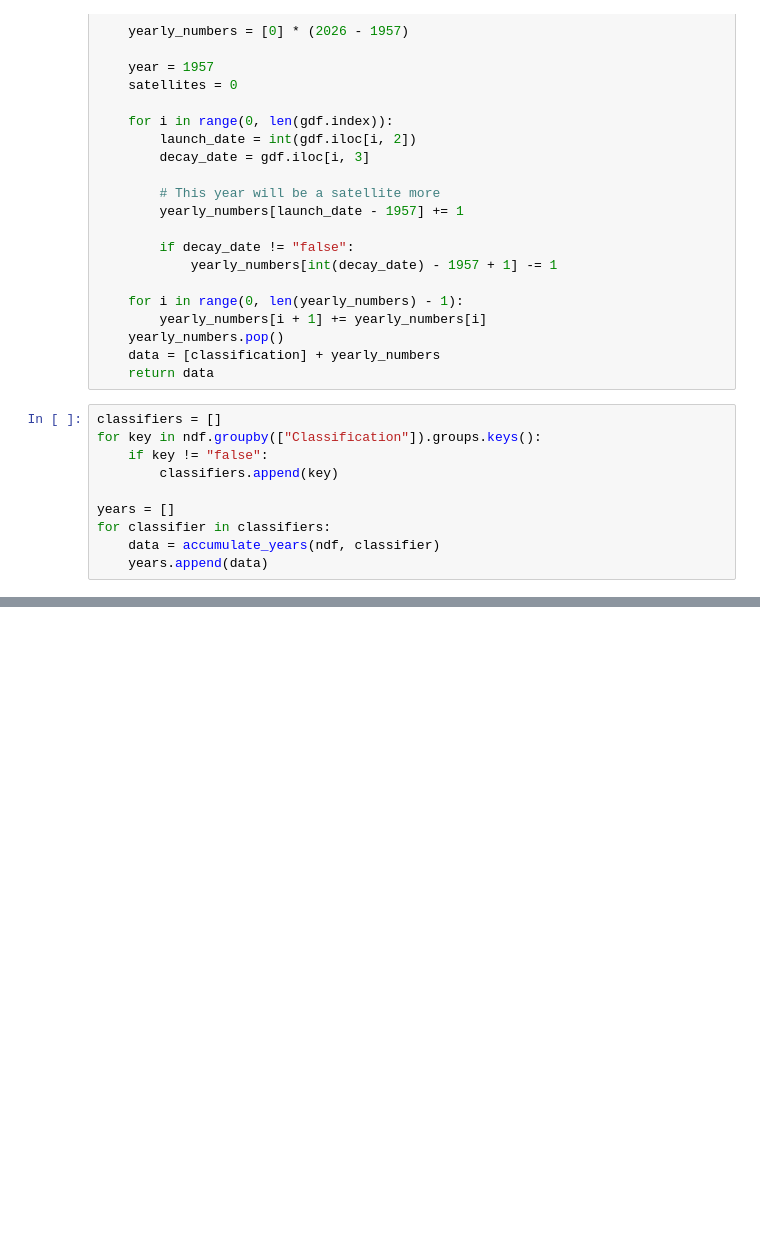
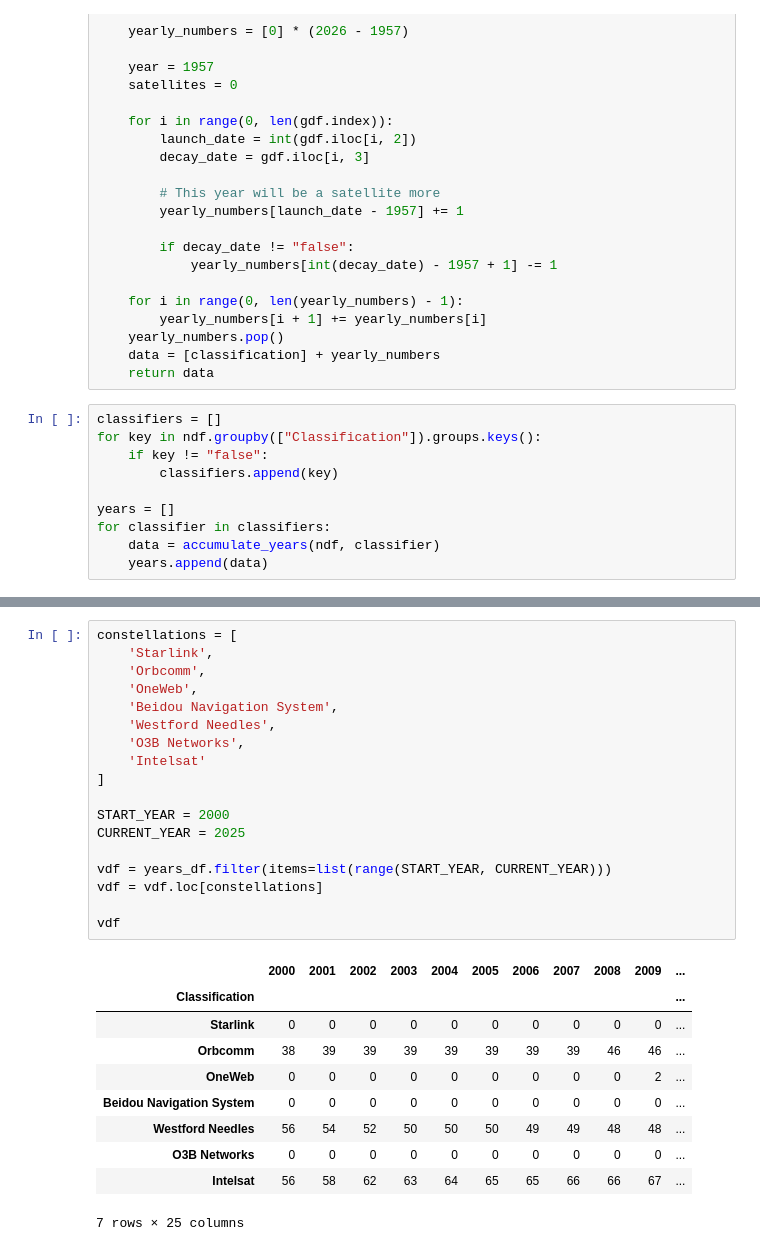
Before and after one commit to diic-starlink/performance-insights-into-starlink, a Jupyter notebook: src/satellite-constellations/visualize-results.ipynb, the cells around one changed output, grey strips where cells are left out. Saved outputs shown, nothing was run; the diff lists cells and outputs as text; blank space fills up the shorter version.

```diff
--- a/src/satellite-constellations/visualize-results.ipynb
+++ b/src/satellite-constellations/visualize-results.ipynb
@@ -100,0 +104,29 @@ years_df
+# %%
+constellations = [
+    'Starlink',
+    'Orbcomm',
+    'OneWeb',
+    'Beidou Navigation System',
+    'Westford Needles',
+    'O3B Networks',
+    'Intelsat'
+]
+
+START_YEAR = 2000
+CURRENT_YEAR = 2025
+
+vdf = years_df.filter(items=list(range(START_YEAR, CURRENT_YEAR)))
+vdf = vdf.loc[constellations]
+
+vdf
+# %% [output]
+|  | 2000 | 2001 | 2002 | 2003 | 2004 | 2005 | 2006 | 2007 | 2008 | 2009 | ... |
+| Classification |  |  |  |  |  |  |  |  |  |  | ... |
+| Starlink | 0 | 0 | 0 | 0 | 0 | 0 | 0 | 0 | 0 | 0 | ... |
+| Orbcomm | 38 | 39 | 39 | 39 | 39 | 39 | 39 | 39 | 46 | 46 | ... |
+| OneWeb | 0 | 0 | 0 | 0 | 0 | 0 | 0 | 0 | 0 | 2 | ... |
+| Beidou Navigation System | 0 | 0 | 0 | 0 | 0 | 0 | 0 | 0 | 0 | 0 | ... |
+| Westford Needles | 56 | 54 | 52 | 50 | 50 | 50 | 49 | 49 | 48 | 48 | ... |
+| O3B Networks | 0 | 0 | 0 | 0 | 0 | 0 | 0 | 0 | 0 | 0 | ... |
+| Intelsat | 56 | 58 | 62 | 63 | 64 | 65 | 65 | 66 | 66 | 67 | ... |
+7 rows × 25 columns
```
Also changed, not shown: parts of 4 cells of this notebook, 5 other files.
